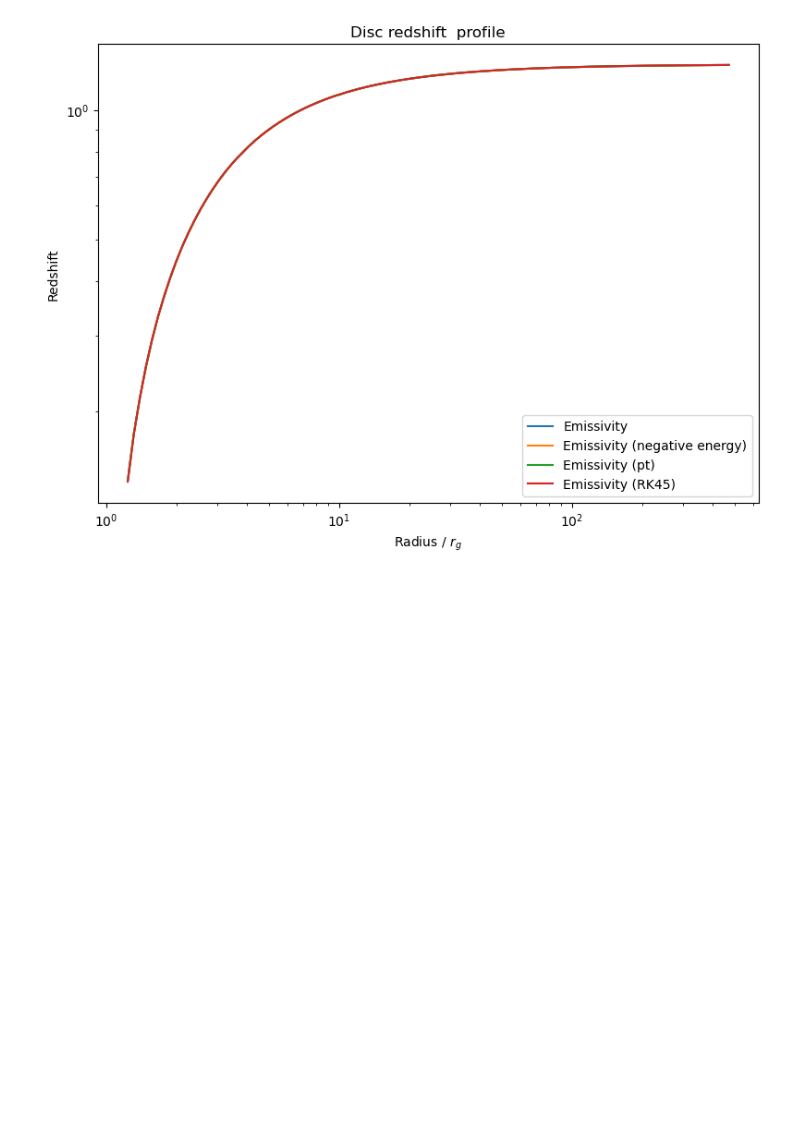
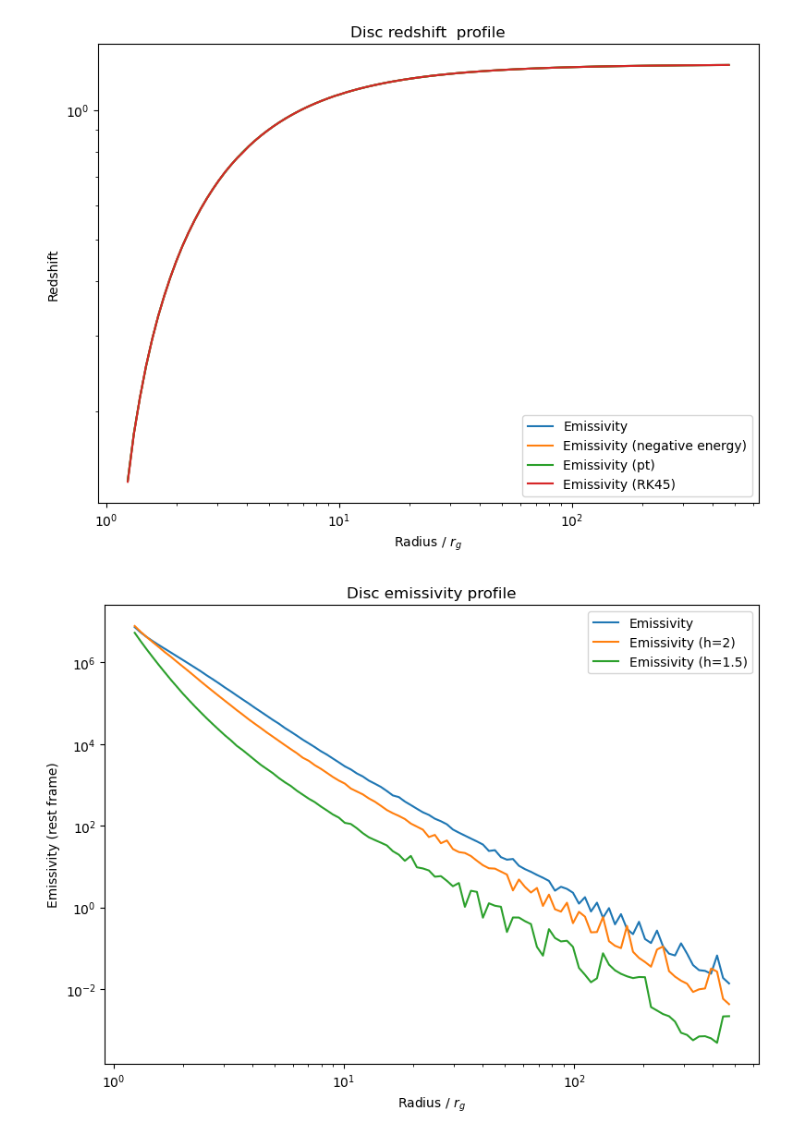
Before and after one commit to wilkinsdr/raytrace_cpu, a Jupyter notebook: python/emissivity_profile.ipynb, the cells around one changed output. Saved outputs shown, nothing was run; the diff lists cells and outputs as text; code cells hidden in the pictures; blank space fills up the shorter version.

```diff
--- a/python/emissivity_profile.ipynb
+++ b/python/emissivity_profile.ipynb
@@ -81,3 +81,23 @@ plt.tight_layout()
 plt.show()
 # %% [output]
 [figure]
+# %%
+df = read_emissivity('../dat/emissivity_h2.5.dat')
+df2 = read_emissivity('../dat/emissivity_h2.dat')
+df3 = read_emissivity('../dat/emissivity_h1.5.dat')
+# %%
+fig, ax = plt.subplots(figsize=(8, 6))
+
+ax.loglog(df['r'], df['emissivity'], label='Emissivity')
+ax.loglog(df2['r'], df2['emissivity'], label='Emissivity (h=2)')
+ax.loglog(df3['r'], df3['emissivity'], label='Emissivity (h=1.5)')
+
+ax.set_xlabel(r'Radius / $r_g$')
+ax.set_ylabel(r'Emissivity (rest frame)')
+ax.set_title('Disc emissivity profile')
+ax.legend()
+
+plt.tight_layout()
+plt.show()
+# %% [output]
+[figure, added]
```
Also changed, not shown: parts of 4 cells of this notebook, 13 other files.
